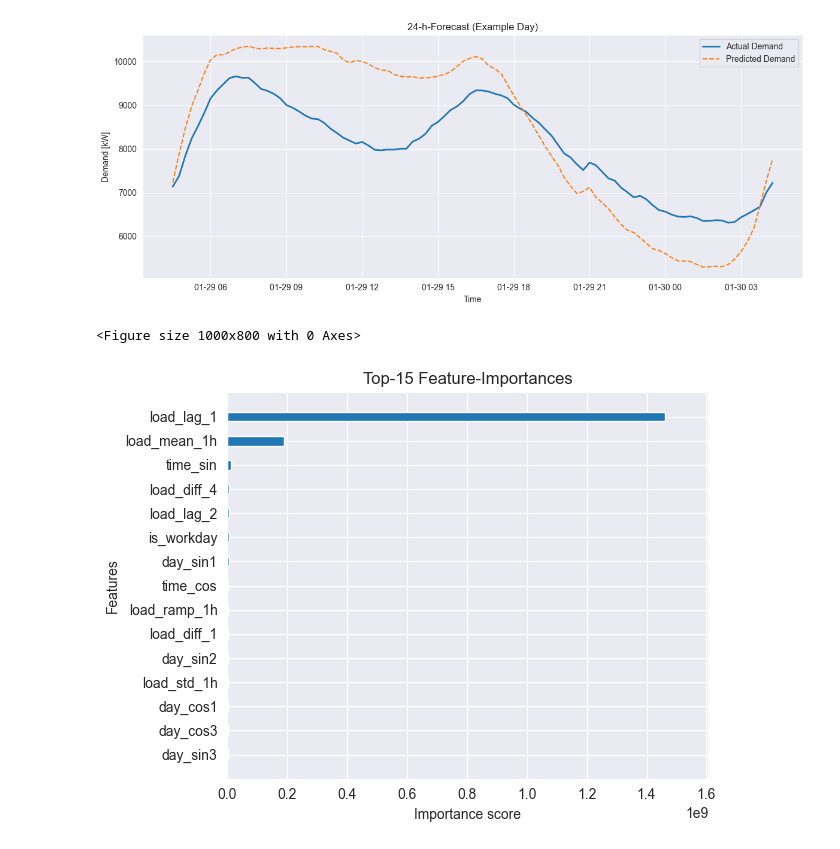
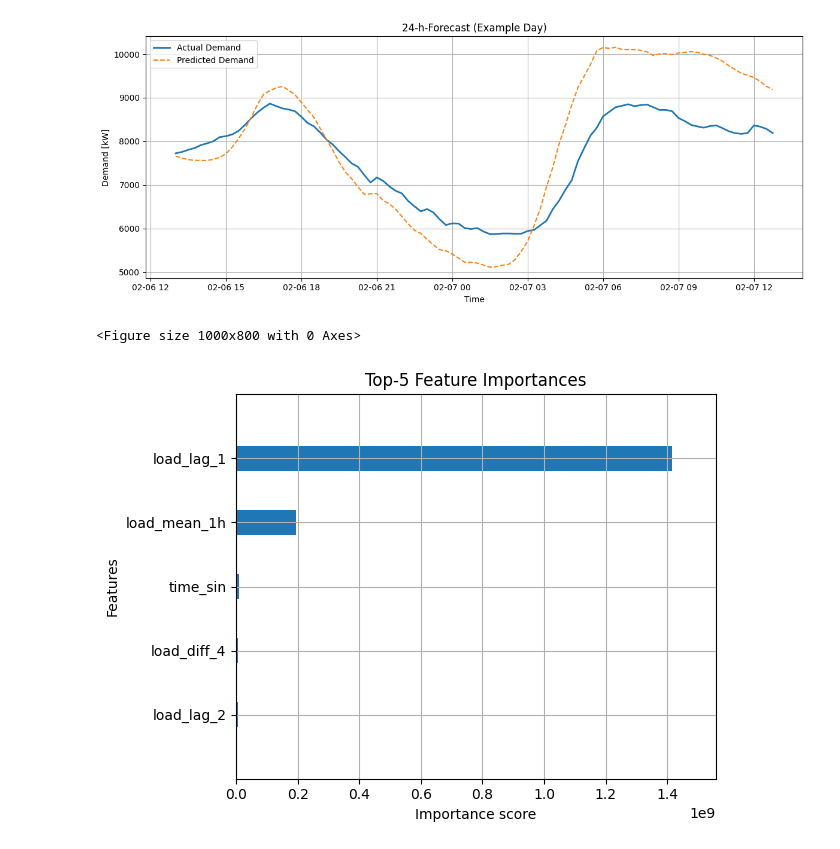
Before and after one commit to Julian3721/energy-demand-forecasting, a Jupyter notebook: rolling-window-xgboost.ipynb, the cells around one changed output. Cells and saved outputs as stored; diff of their text form; code cells hidden in the pictures.

Commit message:
new data + feature engineering + full trained model + hyperparameter tuning

```diff
--- a/rolling-window-xgboost.ipynb
+++ b/rolling-window-xgboost.ipynb
@@ -130,12 +141,15 @@ FEATS     = sorted([c for c in num_bool if c not in drop_cols])
 split        = int(len(df) * 0.8)
 train, test  = df.iloc[:split], df.iloc[split:]
 
+
+X_train = train[FEATS].to_numpy(dtype=np.float32)
+y_train = train["target"].to_numpy(dtype=np.float32)
+
 xgb_model = xgb.XGBRegressor(
     n_estimators=600, max_depth=6, learning_rate=0.05,
     subsample=0.8, colsample_bytree=0.8,
     random_state=42, n_jobs=-1
-).fit(train[FEATS].astype(float), train["target"])
-
+).fit(X_train, y_train)
 
 # recursive 96-step forcast function
 
@@ -207,7 +221,8 @@ def rec_forecast(mdl, base_row, H=96):
         cur["ema_24h"] = ema
 
         # same feature matrix as used during training
-        X = cur.reindex(FEATS).to_frame().T.astype(float).fillna(0)
+        feat = cur.reindex(FEATS).astype(float).fillna(0)
+        X = feat.to_numpy(dtype=np.float32).reshape(1, -1)
         y_hat = mdl.predict(X)[0]
 
         preds.append(y_hat)
@@ -235,7 +250,7 @@ for idx in tqdm(idx_sub, desc="Eval 96-Step"):
 rmse, mae, mape = (
     np.sqrt(rmse / len(idx_sub)),
     mae / len(idx_sub),
-    100 * mape / len(idx_sub),
+    100 * mape / len(idx_sub ),
 )
 print(f"H+01  RMSE={rmse[0]:.2f}  MAE={mae[0]:.2f}  MAPE={mape[0]:.2f}%")
 print(f"H+96  RMSE={rmse[-1]:.2f} MAE={mae[-1]:.2f} MAPE={mape[-1]:.2f}%")
@@ -286,21 +302,25 @@ plt.xlabel("Time"); plt.ylabel("Demand [kW]")
 plt.title("24-h-Forecast (Example Day)")
 plt.tight_layout(); plt.show()
 # %% [output]
-[figure, old version]
+[figure, new version]
 # %%
-# feature importance
-plt.figure(figsize=(10,8))
+# plot feature importance
+booster = xgb_model.get_booster()
+
+booster.feature_names = FEATS
+
+plt.figure(figsize=(10, 8))
 xgb.plot_importance(
-    xgb_model,
-    max_num_features=15,
+    booster,
+    max_num_features=5,
     height=0.4,
     importance_type="gain",
     show_values=False
 )
-plt.title("Top-15 Feature-Importances")
+plt.title("Top-5 Feature Importances")
 plt.tight_layout()
 plt.show()
 # %% [output]
 <Figure size 1000x800 with 0 Axes>
-[figure, old version]
+[figure, new version]
 # %%
```
Also changed, not shown: parts of 6 cells of this notebook, 3 other files.
